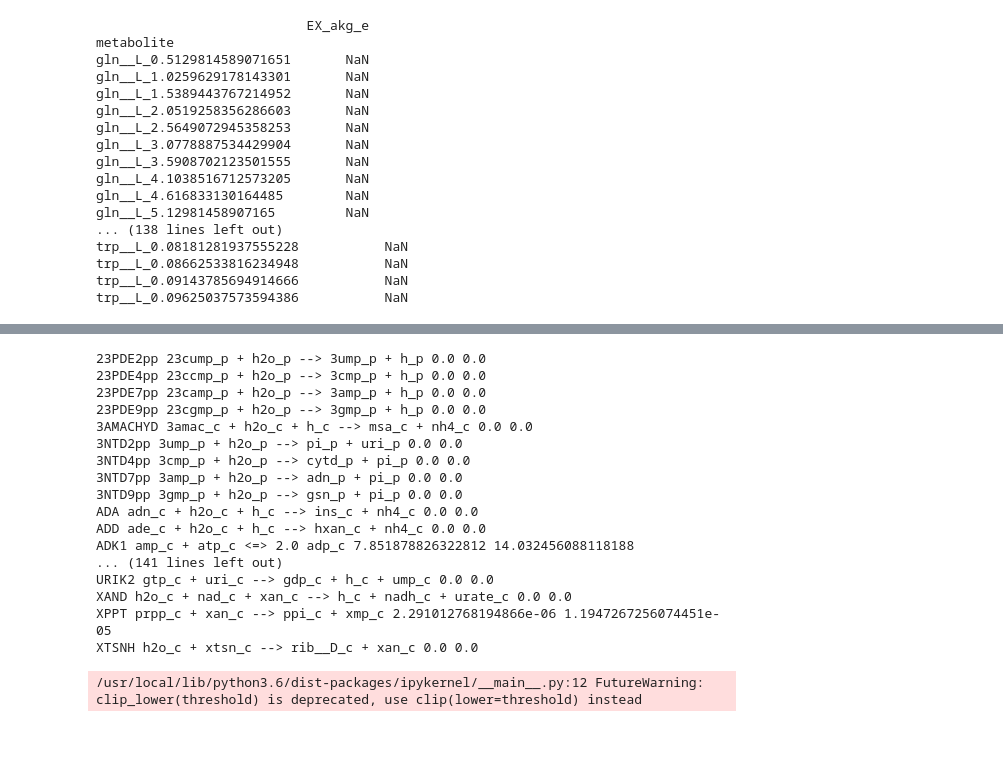
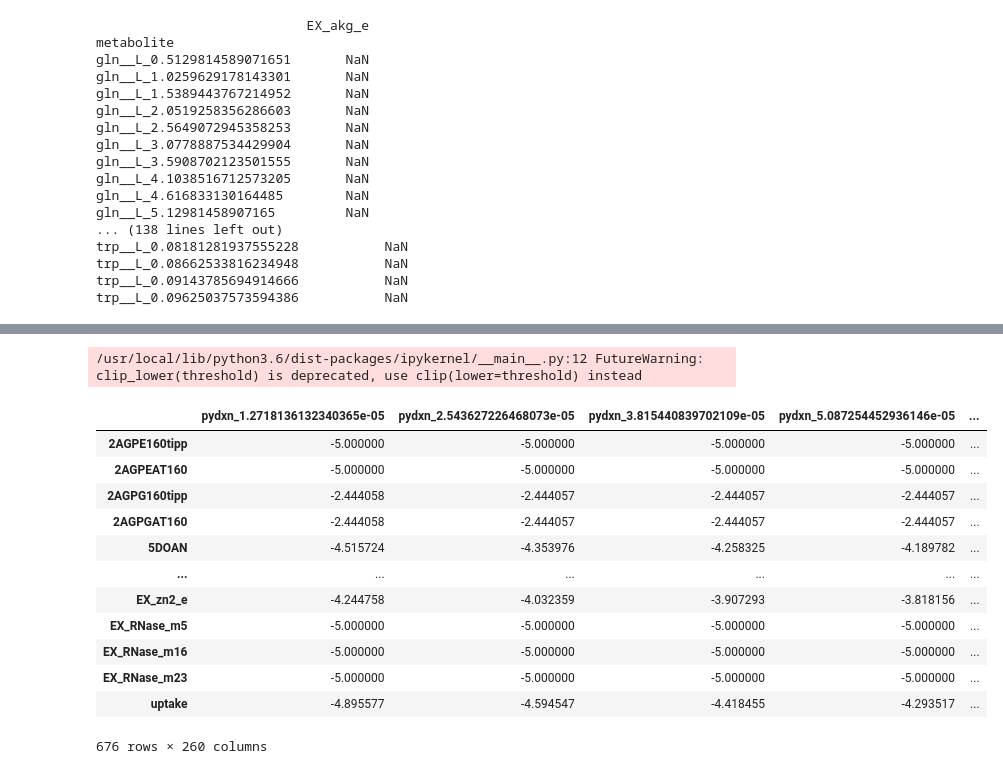
Before and after one commit to coltonlloyd/me_biomass, a Jupyter notebook: me_cofactor/analayze_auxotroph_titration.ipynb, the cells around one changed output, grey strips where cells are left out. Cells and saved outputs as stored; diff of their text form; code cells hidden in the pictures; blank space fills up the shorter version.

```diff
--- a/me_cofactor/analayze_auxotroph_titration.ipynb
+++ b/me_cofactor/analayze_auxotroph_titration.ipynb
@@ -740,40 +689,3 @@ https://pandas.pydata.org/pandas-docs/stable/user_guide/indexing.html#deprecate-
-# %%
-met_rs = []
-sol = cobra.core.Solution(1, x_dict=default_series.to_dict(), status='optimal')
-default_fluxes = me.get_metabolic_flux(solution=sol)
-for r in ijo.reactions:
-    if r.subsystem == 'Nucleotide Salvage Pathway':
-        try:
-            print(r.id, r.reaction, cons_pca_df.loc['met(1.0)', r.id], default_fluxes[r.id])
-        except:
-            pass
-        try:
-            print(r.id, r.reaction, cons_pca_df.loc['met(1.0)', r.id+'1'], default_fluxes[r.id+'1'])
-        except:
-            pass
-        try:
-            print(r.id, r.reaction, cons_pca_df.loc['met(1.0)', r.id+'2'], default_fluxes[r.id+'2'])
-        except:
-            pass
-        met_rs.append(r.id)
-# %% [output]
-23PDE2pp 23cump_p + h2o_p --> 3ump_p + h_p 0.0 0.0
-23PDE4pp 23ccmp_p + h2o_p --> 3cmp_p + h_p 0.0 0.0
-23PDE7pp 23camp_p + h2o_p --> 3amp_p + h_p 0.0 0.0
-23PDE9pp 23cgmp_p + h2o_p --> 3gmp_p + h_p 0.0 0.0
-3AMACHYD 3amac_c + h2o_c + h_c --> msa_c + nh4_c 0.0 0.0
-3NTD2pp 3ump_p + h2o_p --> pi_p + uri_p 0.0 0.0
-3NTD4pp 3cmp_p + h2o_p --> cytd_p + pi_p 0.0 0.0
-3NTD7pp 3amp_p + h2o_p --> adn_p + pi_p 0.0 0.0
-3NTD9pp 3gmp_p + h2o_p --> gsn_p + pi_p 0.0 0.0
-ADA adn_c + h2o_c + h_c --> ins_c + nh4_c 0.0 0.0
-ADD ade_c + h2o_c + h_c --> hxan_c + nh4_c 0.0 0.0
-ADK1 amp_c + atp_c <=> 2.0 adp_c 7.851878826322812 14.032456088118188
-... (141 lines left out)
-URIK2 gtp_c + uri_c --> gdp_c + h_c + ump_c 0.0 0.0
-XAND h2o_c + nad_c + xan_c --> h_c + nadh_c + urate_c 0.0 0.0
-XPPT prpp_c + xan_c --> ppi_c + xmp_c 2.291012768194866e-06 1.1947267256074451e-05
-XTSNH h2o_c + xtsn_c --> rib__D_c + xan_c 0.0 0.0
 # %%
 import seaborn as sns
 pca_df = pd.DataFrame(pca_dict)
@@ -791,3 +703,19 @@ cons_pca_df = cons_pca_df.clip_lower(1e-5).applymap(log10)
 /usr/local/lib/python3.6/dist-packages/ipykernel/__main__.py:12 FutureWarning: clip_lower(threshold) is deprecated, use clip(lower=threshold) instead
 # %%
 corr_df = cons_pca_df[[i for i in cons_pca_df.columns if '_'.join(i.split('_')[:-1]) not in aas]]
+# %%
+cons_pca_df
+# %% [output]
+|  | pydxn_1.2718136132340365e-05 | pydxn_2.543627226468073e-05 | pydxn_3.815440839702109e-05 | pydxn_5.087254452936146e-05 | ... |
+| 2AGPE160tipp | -5.000000 | -5.000000 | -5.000000 | -5.000000 | ... |
+| 2AGPEAT160 | -5.000000 | -5.000000 | -5.000000 | -5.000000 | ... |
+| 2AGPG160tipp | -2.444058 | -2.444057 | -2.444057 | -2.444057 | ... |
+| 2AGPGAT160 | -2.444058 | -2.444057 | -2.444057 | -2.444057 | ... |
+| 5DOAN | -4.515724 | -4.353976 | -4.258325 | -4.189782 | ... |
+| ... | ... | ... | ... | ... | ... |
+| EX_zn2_e | -4.244758 | -4.032359 | -3.907293 | -3.818156 | ... |
+| EX_RNase_m5 | -5.000000 | -5.000000 | -5.000000 | -5.000000 | ... |
+| EX_RNase_m16 | -5.000000 | -5.000000 | -5.000000 | -5.000000 | ... |
+| EX_RNase_m23 | -5.000000 | -5.000000 | -5.000000 | -5.000000 | ... |
+| uptake | -4.895577 | -4.594547 | -4.418455 | -4.293517 | ... |
+676 rows × 260 columns
```
Also changed, not shown: parts of 20 cells of this notebook.
